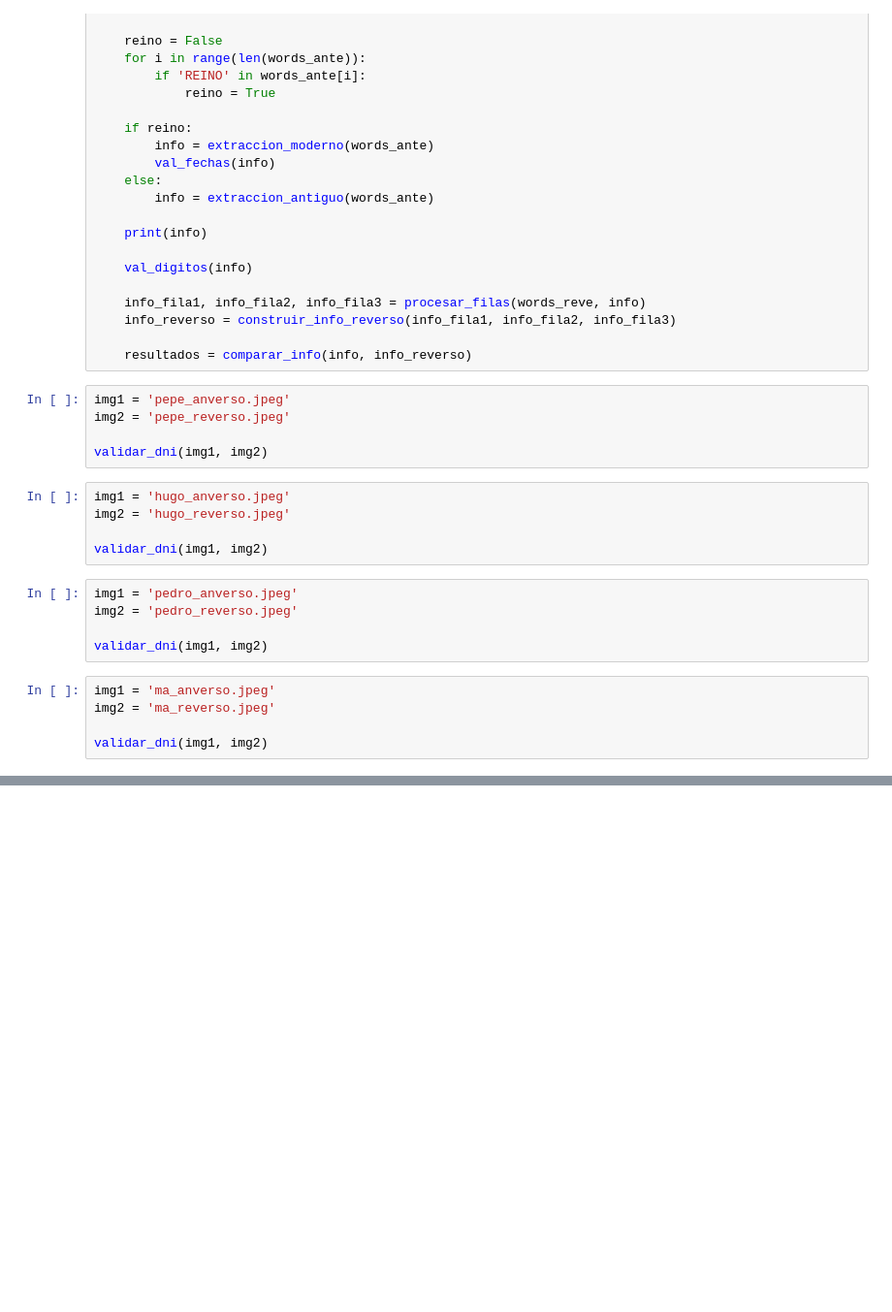
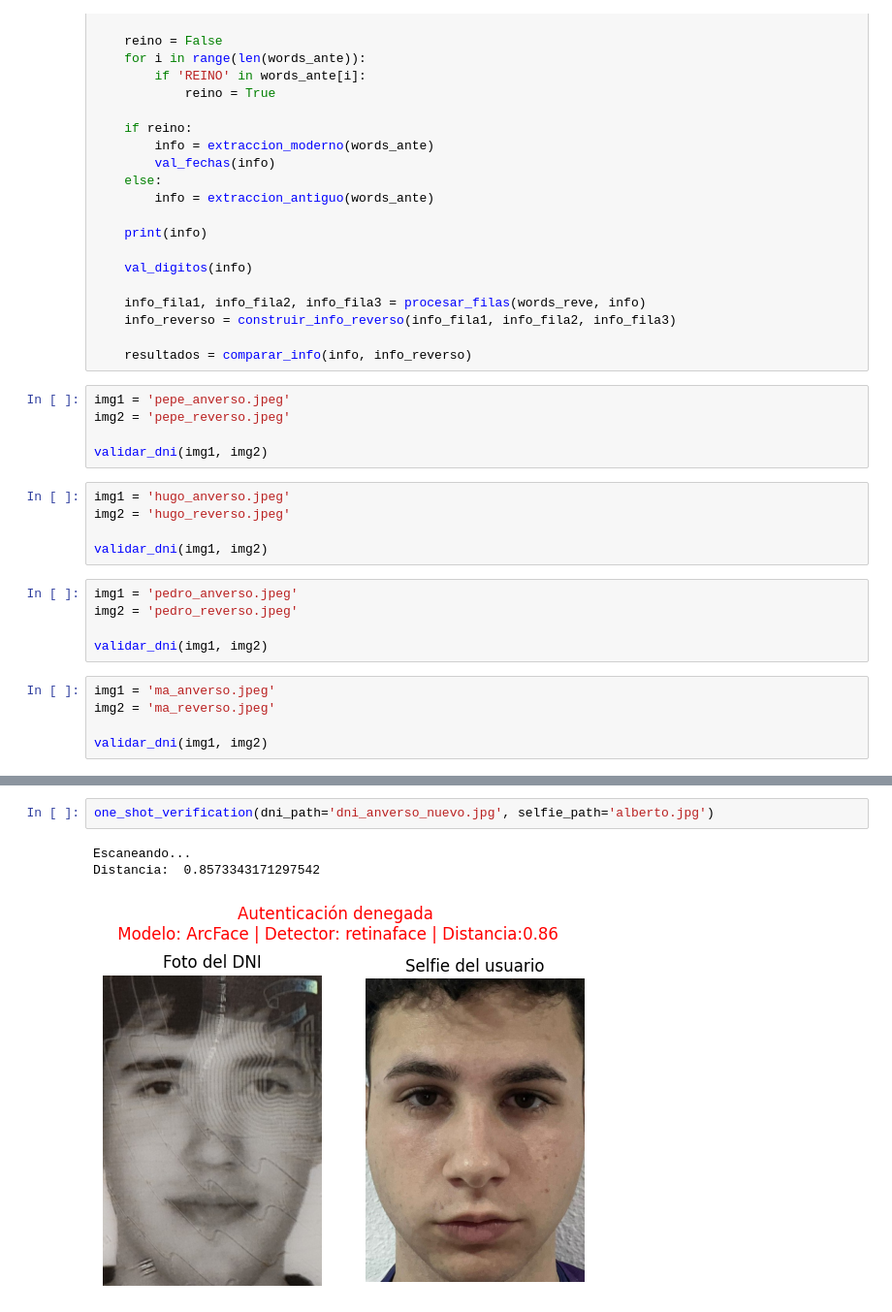
Before and after one commit to hum1-ua/facephichallenge2026_, a Jupyter notebook: main.ipynb, the cells around one changed output, grey strips where cells are left out. Shown at 97% size. Cells and saved outputs as stored; diff of their text form; blank space fills up the shorter version.

```diff
--- a/main.ipynb
+++ b/main.ipynb
@@ -469,0 +517,6 @@ real_time_verification(dni_path="gema.jpg")
+# %%
+one_shot_verification(dni_path='dni_anverso_nuevo.jpg', selfie_path='alberto.jpg')
+# %% [output]
+Escaneando...
+Distancia:  0.8573343171297542
+[figure, added]
```
Also changed, not shown: parts of 7 cells of this notebook.
